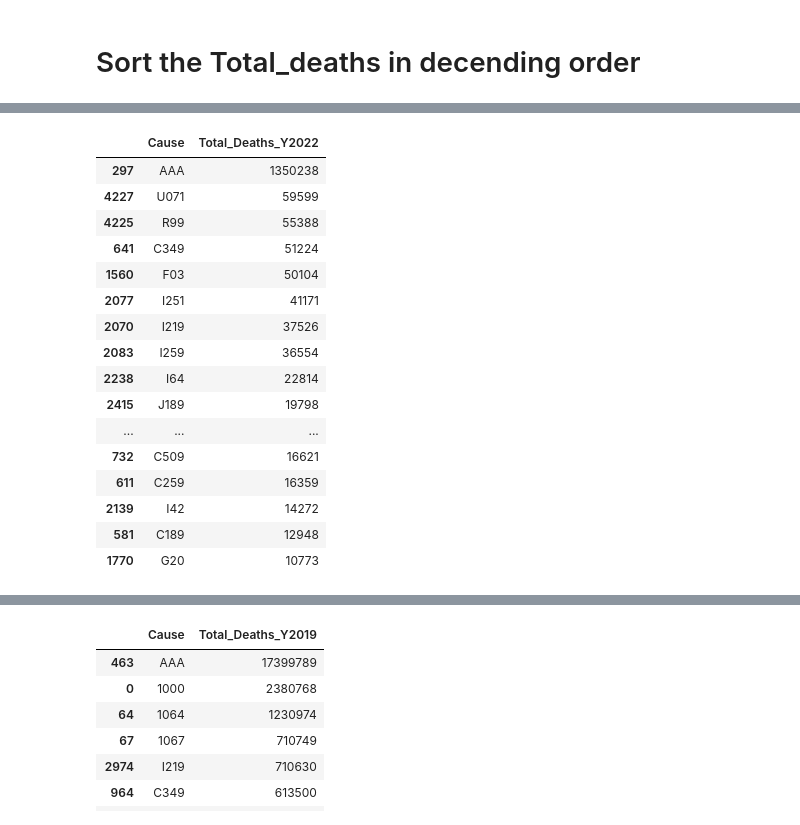
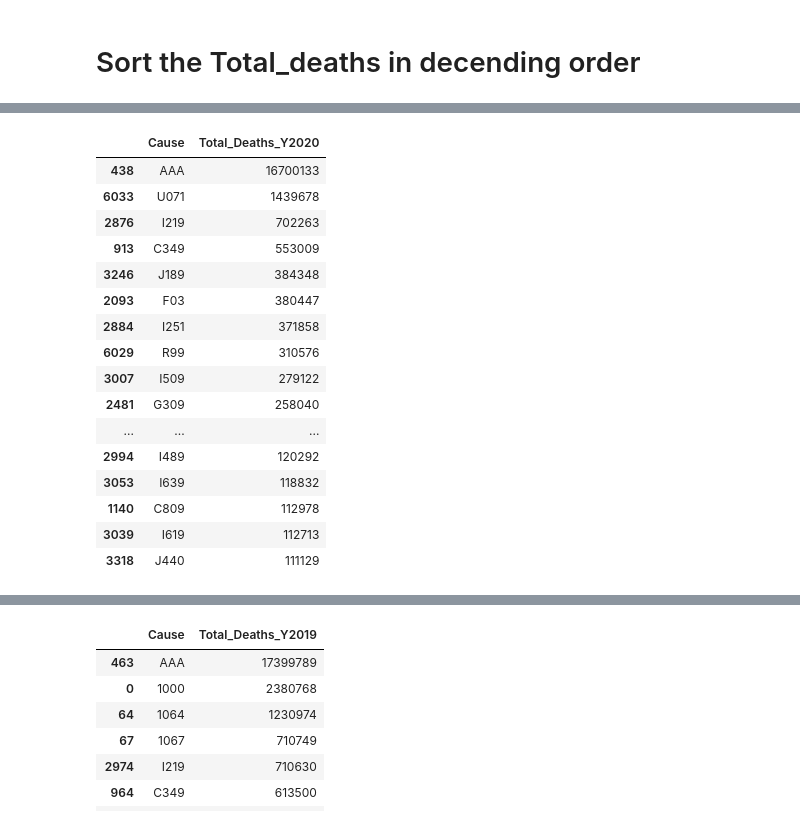
Before and after one commit to feLLpe04/Project3, a Jupyter notebook: reading_files_cleaning_with_Country_Geocoordinates.ipynb, the cells around one changed output, grey strips where cells are left out. Saved outputs shown, nothing was run; the diff lists cells and outputs as text; code cells hidden in the pictures.

```diff
--- a/reading_files_cleaning_with_Country_Geocoordinates.ipynb
+++ b/reading_files_cleaning_with_Country_Geocoordinates.ipynb
@@ -845,31 +978,31 @@ Total_death_2022_df
 # %%
-# Aggregate total deaths by cause for 2022
-deaths_by_cause_2022 = Total_death_2022_df.groupby('Cause')['Total_deaths_2022'].sum().reset_index()
+# Aggregate total deaths by cause for 2020
+deaths_by_cause_2020 = Total_death_2020_df.groupby('Cause')['Total_deaths_2020'].sum().reset_index()
 
 # Rename columns for clarity
-deaths_by_cause_2022.columns = ['Cause', 'Total_Deaths_Y2022']
+deaths_by_cause_2020.columns = ['Cause', 'Total_Deaths_Y2020']
 
 # Sort by total deaths in descending order (optional)
-deaths_by_cause_2022 = deaths_by_cause_2022.sort_values(by='Total_Deaths_Y2022', ascending=False)
+deaths_by_cause_2020 = deaths_by_cause_2020.sort_values(by='Total_Deaths_Y2020', ascending=False)
 
 # Display the result
-deaths_by_cause_2022.head(20)
+deaths_by_cause_2020.head(30)
 # %% [output]
-|  | Cause | Total_Deaths_Y2022 |
-| 297 | AAA | 1350238 |
-| 4227 | U071 | 59599 |
-| 4225 | R99 | 55388 |
-| 641 | C349 | 51224 |
-| 1560 | F03 | 50104 |
-| 2077 | I251 | 41171 |
-| 2070 | I219 | 37526 |
-| 2083 | I259 | 36554 |
-| 2238 | I64 | 22814 |
-| 2415 | J189 | 19798 |
+|  | Cause | Total_Deaths_Y2020 |
+| 438 | AAA | 16700133 |
+| 6033 | U071 | 1439678 |
+| 2876 | I219 | 702263 |
+| 913 | C349 | 553009 |
+| 3246 | J189 | 384348 |
+| 2093 | F03 | 380447 |
+| 2884 | I251 | 371858 |
+| 6029 | R99 | 310576 |
+| 3007 | I509 | 279122 |
+| 2481 | G309 | 258040 |
 | ... | ... | ... |
-| 732 | C509 | 16621 |
-| 611 | C259 | 16359 |
-| 2139 | I42 | 14272 |
-| 581 | C189 | 12948 |
-| 1770 | G20 | 10773 |
+| 2994 | I489 | 120292 |
+| 3053 | I639 | 118832 |
+| 1140 | C809 | 112978 |
+| 3039 | I619 | 112713 |
+| 3318 | J440 | 111129 |
 # %%
```
Also changed, not shown: parts of 6 cells of this notebook, 4 other files.
